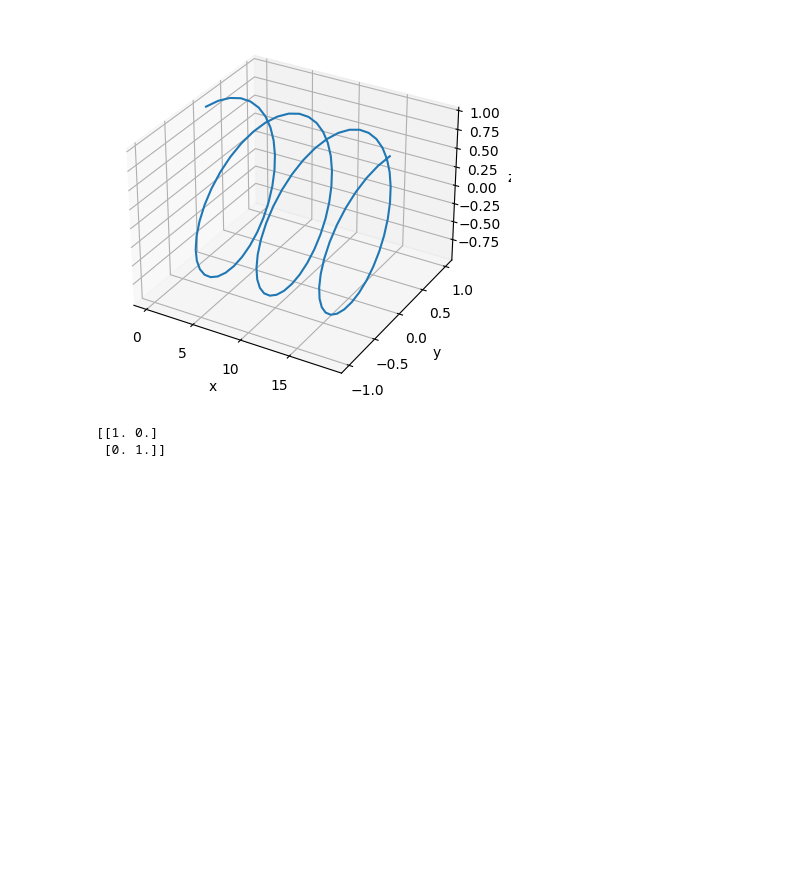
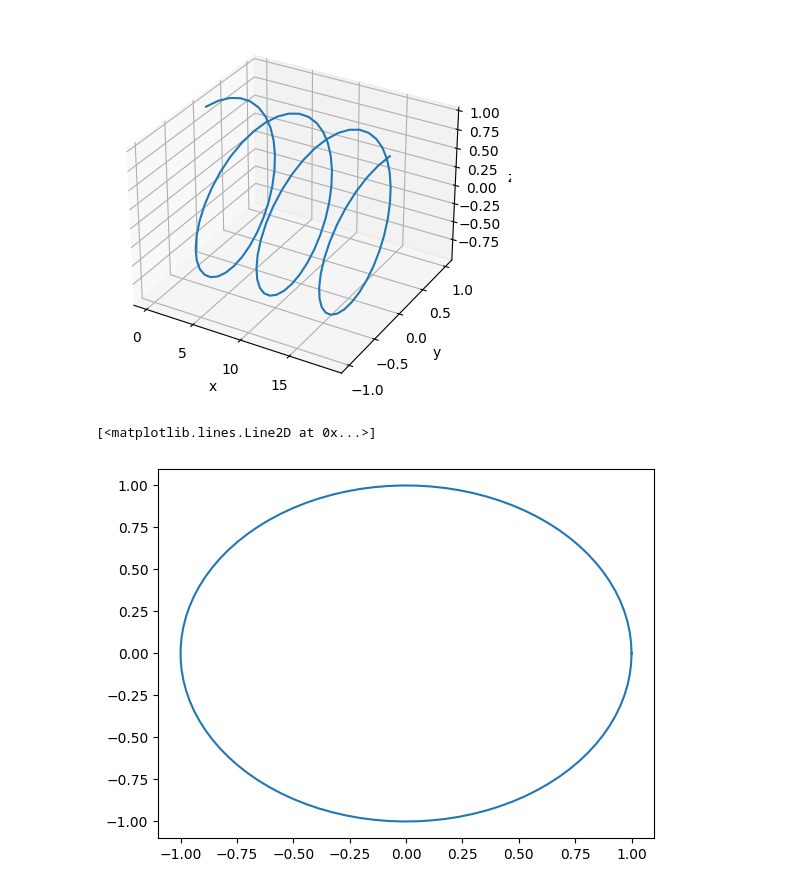
Before and after one commit to Xiaoxiao1990/AIGC, a Jupyter notebook: python/matplotlib/matplotlib.ipynb, the cells around one changed output. Saved outputs shown, nothing was run; the diff lists cells and outputs as text; code cells hidden in the pictures; blank space fills up the shorter version.

```diff
--- a/python/matplotlib/matplotlib.ipynb
+++ b/python/matplotlib/matplotlib.ipynb
@@ -65,15 +65,16 @@ ax.set_zlabel('z')
 # %% [output]
 Text(0.5, 0, 'z')
 [figure]
-# %%
-import numpy as np
-
-# I1 = np.eye(2)
-# print(I1)
-
-I = np.loadtxt('eye2.txt')
-# print(c)
-print(I)
-# %% [output]
-[[1. 0.]
- [0. 1.]]
+# %%
+import numpy as np
+import matplotlib.pyplot as plt
+
+u = np.linspace(0, np.pi * 2, 100)
+v = np.linspace(0,np.pi,100)
+x = np.cos(u)
+y = np.sin(u)
+
+plt.plot(x,y)
+# %% [output]
+[<matplotlib.lines.Line2D at 0x...>]
+[figure, added]
```
Also changed, not shown: 1 other file.
